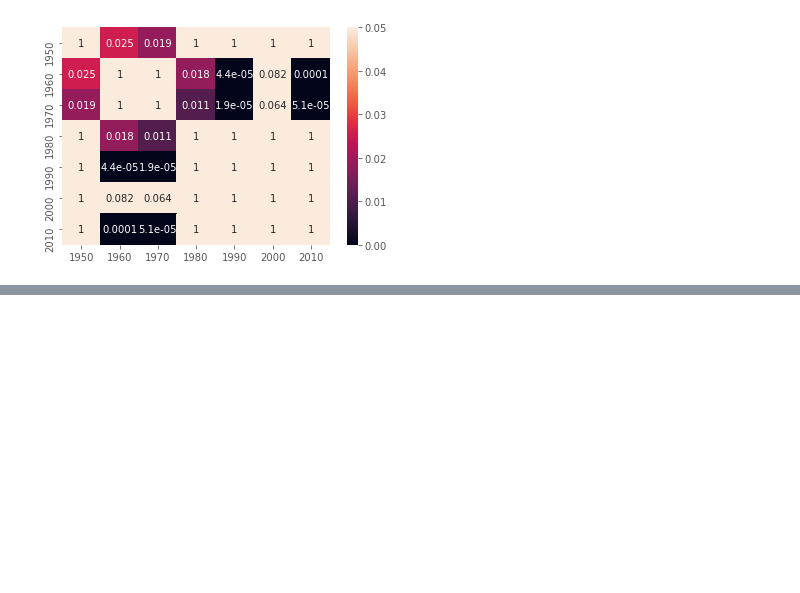
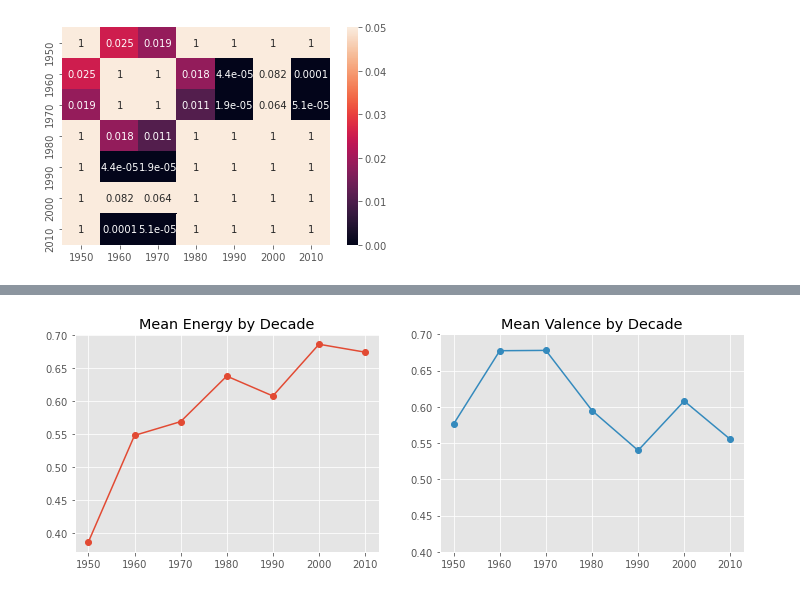
Before and after one commit to d-alvear/Analyzing-Music-by-Decade, a Jupyter notebook: notebooks/7-exploration-and-analysis.ipynb, the cells around one changed output, grey strips where cells are left out. Drawn from its saved outputs; the diff is of its cells as text; code cells hidden in the pictures; blank space fills up the shorter version.

```diff
--- a/notebooks/7-data-exploration.ipynb
+++ b/notebooks/7-exploration-and-analysis.ipynb
@@ -717,0 +724,16 @@ Different distributions (reject H0)
+# %%
+# get colors as a list
+colors = plt.rcParams['axes.prop_cycle'].by_key()['color']
+colors.extend(colors)
+
+fig, axs = plt.subplots(nrows=1, ncols=2, figsize=(12,4))
+axs[0].plot(songs.groupby('decade').mean()['energy'], marker="o", c=colors[0])
+axs[0].set_title("Mean Energy by Decade")
+
+axs[1].plot(songs.groupby('decade').mean()['valence'], marker="o", c=colors[1])
+axs[1].set_ylim((0.40,0.70))
+axs[1].set_title("Mean Valence by Decade")
+
+plt.show()
+# %% [output]
+[figure, added]
```
Also changed, not shown: parts of 1 cell of this notebook.
